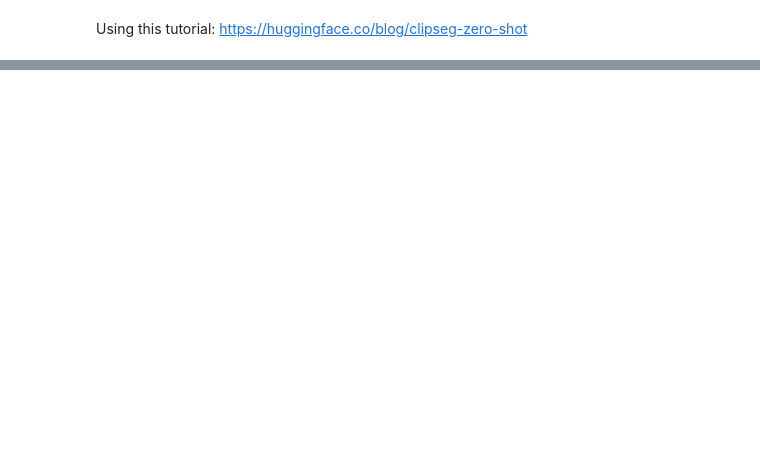
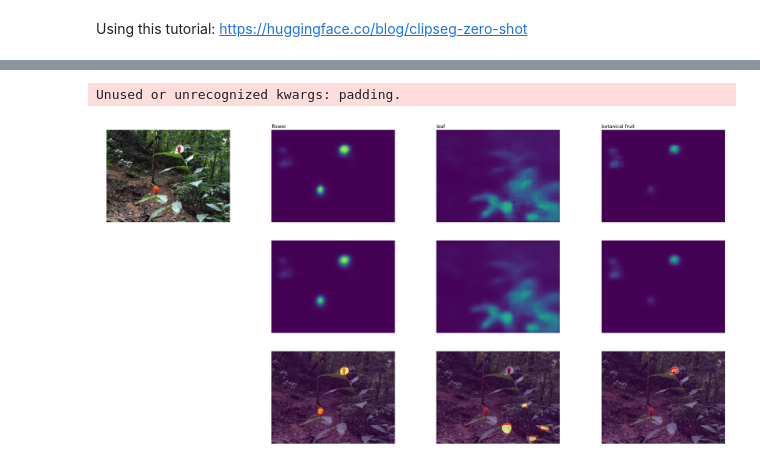
Before and after one commit to adam-kosinski/Rainforest-Engineering, a Jupyter notebook: clipseg_test.ipynb, the cells around one changed output, grey strips where cells are left out. Drawn from its saved outputs; the diff is of its cells as text; code cells hidden in the pictures; blank space fills up the shorter version.

```diff
--- a/clipseg_test.ipynb
+++ b/clipseg_test.ipynb
@@ -45,0 +131,25 @@ Unused or unrecognized kwargs: padding.
+# %%
+directory_path = R"G:\.shortcut-targets-by-id\1BCCfXZq98f4rFOF8m0AweybL4qQakAUB\Summer Dive 2022\Monteverde Imagery - Stephanie\River\Dry Flight\100MEDIA"
+image_basename = "P1480443.JPG"  # two red fruits
+# image_basename = "P2120507.JPG"  # big bush with fruits
+# image_basename = "P0960390.JPG"  # ferns, no flowers
+# image_basename = "P1090403.JPG"  # palm tree with cool fruits, no flowers
+# image_basename = "P1580453.JPG"  # log with fungus
+# image_basename = "P2330528.JPG"  # flowers on bush, and sky
+# image_basename = "P0800374.JPG"  # vine with tiny yellow flowers
+# image_basename = "P1280422.JPG"  # bush with colorful leaves
+# image_basename = "P1250419.JPG"  # tree trunk, bush w colorful leaves
+# image_basename = "P2110506.JPG"  # canopy tree with lots of pale pink fruits
+
+
+# directory_path = R"C:\Users\duker\Documents\id_from_image\clip_test_images"
+# image_basename = "orange_maple.JPG"
+
+
+image_path = os.path.join(directory_path, image_basename)
+
+with Image.open(image_path).convert("RGB") as image:
+    find_objects(image, ["flower", "leaf", "botanical fruit"])
+# %% [output]
+Unused or unrecognized kwargs: padding.
+[figure, added]
```
Also changed, not shown: parts of 4 cells of this notebook, 1 other file.
